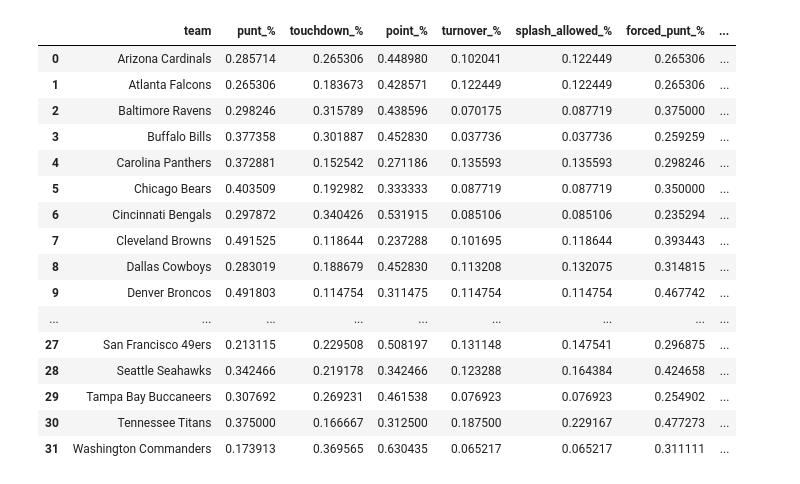
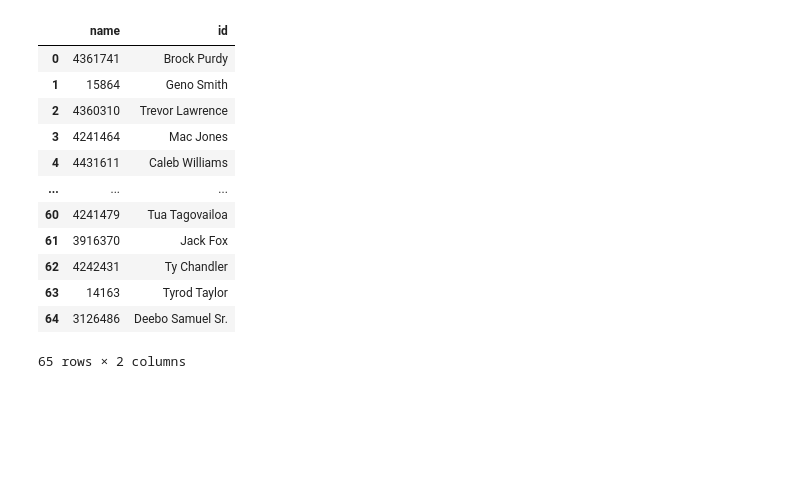
Before and after one commit to ajpaladi/412analytics, a Jupyter notebook: fouronetwo_testing.ipynb, the cells around one changed output. Cells and saved outputs as stored; diff of their text form; code cells hidden in the pictures; blank space fills up the shorter version.

```diff
--- a/fouronetwo_testing.ipynb
+++ b/fouronetwo_testing.ipynb
@@ -33,5 +120,5 @@ import re
 # %%
-da = fetch.drive_analysis(year=2024)
+pb = fetch.qb_epa(year = 2024)
 # %% [output]
 https://site.api.espn.com/apis/site/v2/sports/football/nfl/scoreboard?limit=1000&dates=2024&seasontype=2&week=1
 https://site.api.espn.com/apis/site/v2/sports/football/nfl/scoreboard?limit=1000&dates=2024&seasontype=2&week=2
@@ -72,20 +174,23 @@ https://site.api.espn.com/apis/site/v2/sports/football/nfl/scoreboard?limit=1000
 # %%
-da
+athlete_dict = {'name':[], 'id':[]}
+
+for id, name in zip(pb.name.unique(), pb.athlete_id.unique()):
+    athlete_dict['name'].append(name)
+    athlete_dict['id'].append(id)
+
+athlete_df = pd.DataFrame(athlete_dict)
+athlete_df
 # %% [output]
-|  | team | punt_% | touchdown_% | point_% | turnover_% | splash_allowed_% | forced_punt_% | ... |
-| 0 | Arizona Cardinals | 0.285714 | 0.265306 | 0.448980 | 0.102041 | 0.122449 | 0.265306 | ... |
-| 1 | Atlanta Falcons | 0.265306 | 0.183673 | 0.428571 | 0.122449 | 0.122449 | 0.265306 | ... |
-| 2 | Baltimore Ravens | 0.298246 | 0.315789 | 0.438596 | 0.070175 | 0.087719 | 0.375000 | ... |
-| 3 | Buffalo Bills | 0.377358 | 0.301887 | 0.452830 | 0.037736 | 0.037736 | 0.259259 | ... |
-| 4 | Carolina Panthers | 0.372881 | 0.152542 | 0.271186 | 0.135593 | 0.135593 | 0.298246 | ... |
-| 5 | Chicago Bears | 0.403509 | 0.192982 | 0.333333 | 0.087719 | 0.087719 | 0.350000 | ... |
-| 6 | Cincinnati Bengals | 0.297872 | 0.340426 | 0.531915 | 0.085106 | 0.085106 | 0.235294 | ... |
-| 7 | Cleveland Browns | 0.491525 | 0.118644 | 0.237288 | 0.101695 | 0.118644 | 0.393443 | ... |
-| 8 | Dallas Cowboys | 0.283019 | 0.188679 | 0.452830 | 0.113208 | 0.132075 | 0.314815 | ... |
-| 9 | Denver Broncos | 0.491803 | 0.114754 | 0.311475 | 0.114754 | 0.114754 | 0.467742 | ... |
-| ... | ... | ... | ... | ... | ... | ... | ... | ... |
-| 27 | San Francisco 49ers | 0.213115 | 0.229508 | 0.508197 | 0.131148 | 0.147541 | 0.296875 | ... |
-| 28 | Seattle Seahawks | 0.342466 | 0.219178 | 0.342466 | 0.123288 | 0.164384 | 0.424658 | ... |
-| 29 | Tampa Bay Buccaneers | 0.307692 | 0.269231 | 0.461538 | 0.076923 | 0.076923 | 0.254902 | ... |
-| 30 | Tennessee Titans | 0.375000 | 0.166667 | 0.312500 | 0.187500 | 0.229167 | 0.477273 | ... |
-| 31 | Washington Commanders | 0.173913 | 0.369565 | 0.630435 | 0.065217 | 0.065217 | 0.311111 | ... |
+|  | name | id |
+| 0 | 4361741 | Brock Purdy |
+| 1 | 15864 | Geno Smith |
+| 2 | 4360310 | Trevor Lawrence |
+| 3 | 4241464 | Mac Jones |
+| 4 | 4431611 | Caleb Williams |
+| ... | ... | ... |
+| 60 | 4241479 | Tua Tagovailoa |
+| 61 | 3916370 | Jack Fox |
+| 62 | 4242431 | Ty Chandler |
+| 63 | 14163 | Tyrod Taylor |
+| 64 | 3126486 | Deebo Samuel Sr. |
+65 rows × 2 columns
```
Also changed, not shown: parts of 14 cells of this notebook, 1 other file.
